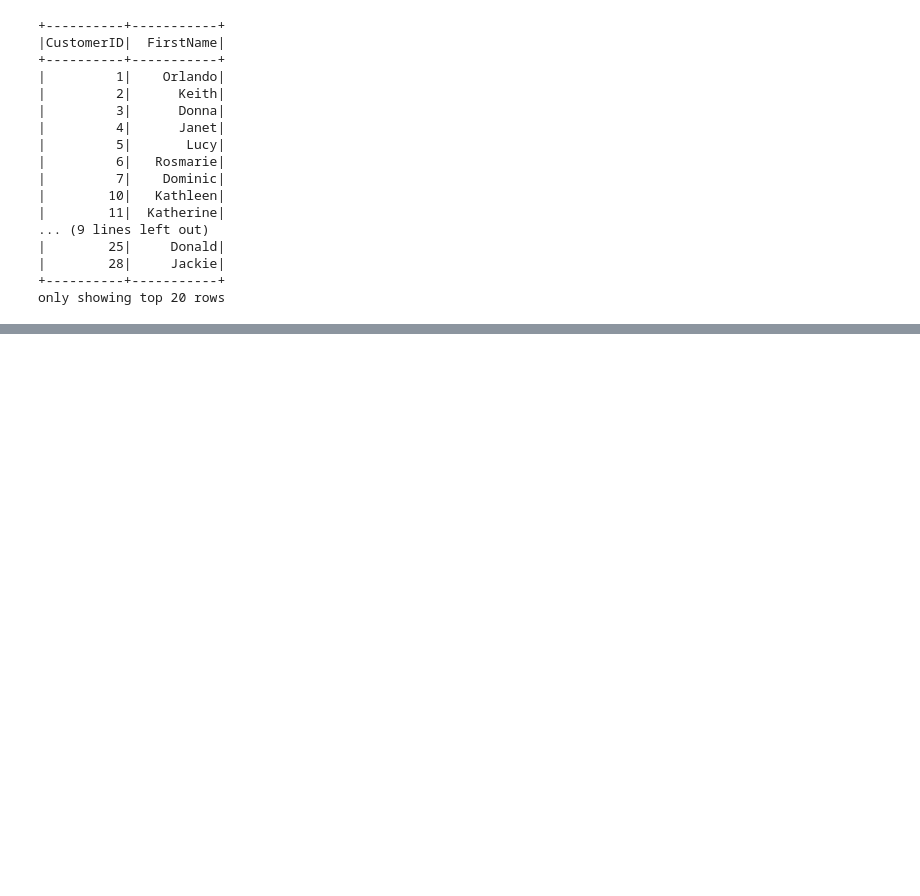
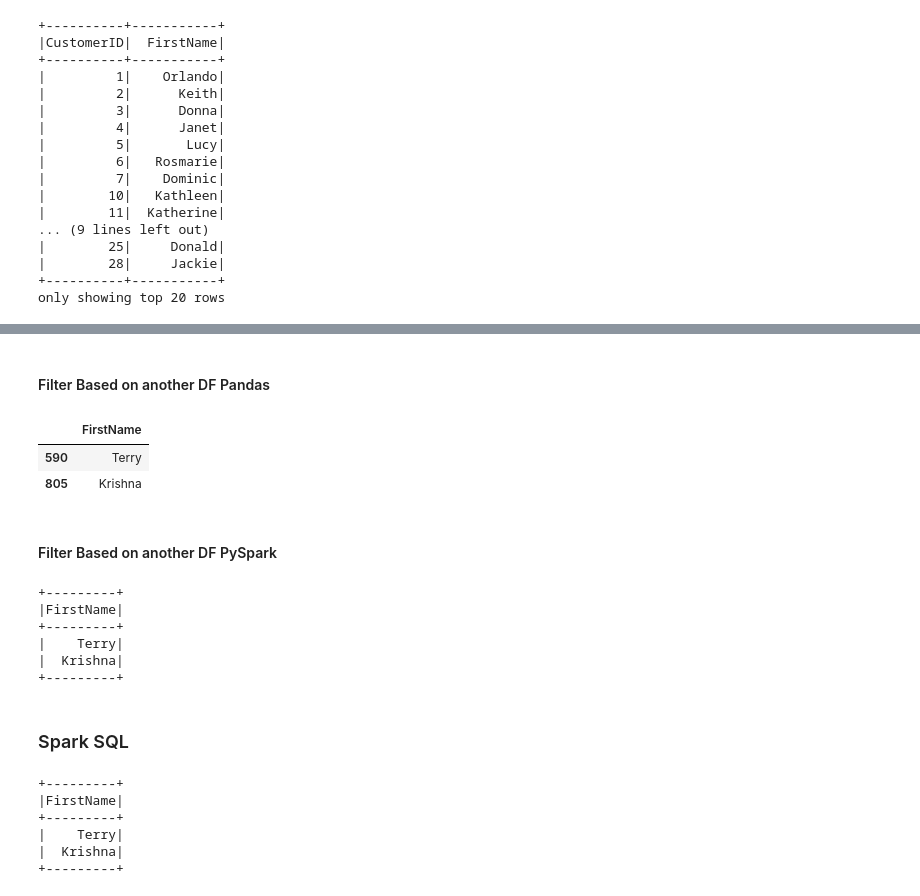
Before and after one commit to alonsoaca/pandas-spark-sql, a Jupyter notebook: aw_pandas_demo.ipynb, the cells around one changed output, grey strips where cells are left out. Cells and saved outputs as stored; diff of their text form; code cells hidden in the pictures; blank space fills up the shorter version.

```diff
--- a/aw_pandas_demo.ipynb
+++ b/aw_pandas_demo.ipynb
@@ -375,0 +590,49 @@ only showing top 20 rows
+# %% [markdown]
+#### Filter Based on another DF Pandas
+# %%
+cutomers_list = df_sales_pandas[df_sales_pandas["TotalDue"] > 100000]["CustomerID"].unique()
+
+df_customer_pandas[df_customer_pandas["CustomerID"].isin(cutomers_list)][["FirstName"]]
+# %% [output]
+|  | FirstName |
+| 590 | Terry |
+| 805 | Krishna |
+# %% [markdown]
+#### Filter Based on another DF PySpark
+# %%
+
+cutomers_list_ps = df_sales_ps.filter(df_sales_ps["TotalDue"] > 100000).select("CustomerIDSales").distinct().select("CustomerIDSales").rdd.flatMap(lambda x: x).collect()
+
+df_customer_ps.where(df_customer_ps.CustomerID.isin(cutomers_list_ps)).select("FirstName").show()
+# %% [output]
++---------+
+|FirstName|
++---------+
+|    Terry|
+|  Krishna|
++---------+
+# %% [markdown]
+### Spark SQL
+# %%
+df_customer_ps.createOrReplaceTempView("customer")
+
+df_sales_ps.createOrReplaceTempView("sales")
+
+sqlDF = spark.sql("""
+SELECT a.FirstName
+FROM customer a
+where a.CustomerID in(
+    select CustomerIDSales
+    from sales
+    where TotalDue > 100000
+);
+""")
+
+sqlDF.show()
+# %% [output]
++---------+
+|FirstName|
++---------+
+|    Terry|
+|  Krishna|
++---------+
```
Also changed, not shown: parts of 22 cells of this notebook, 1 other file.
